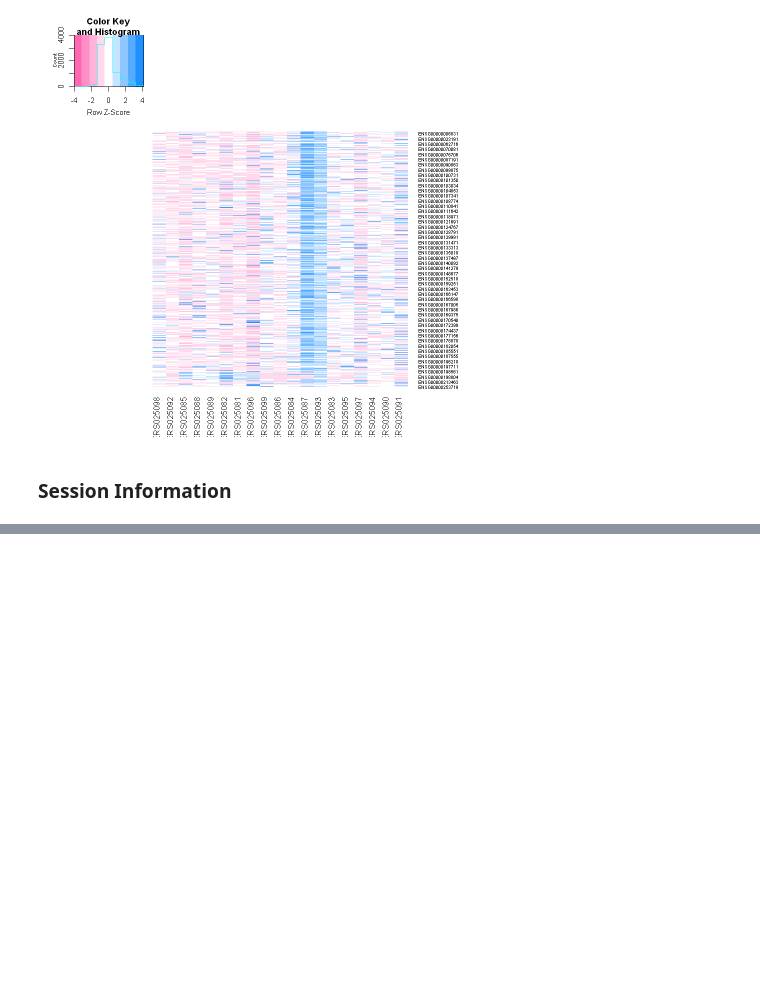
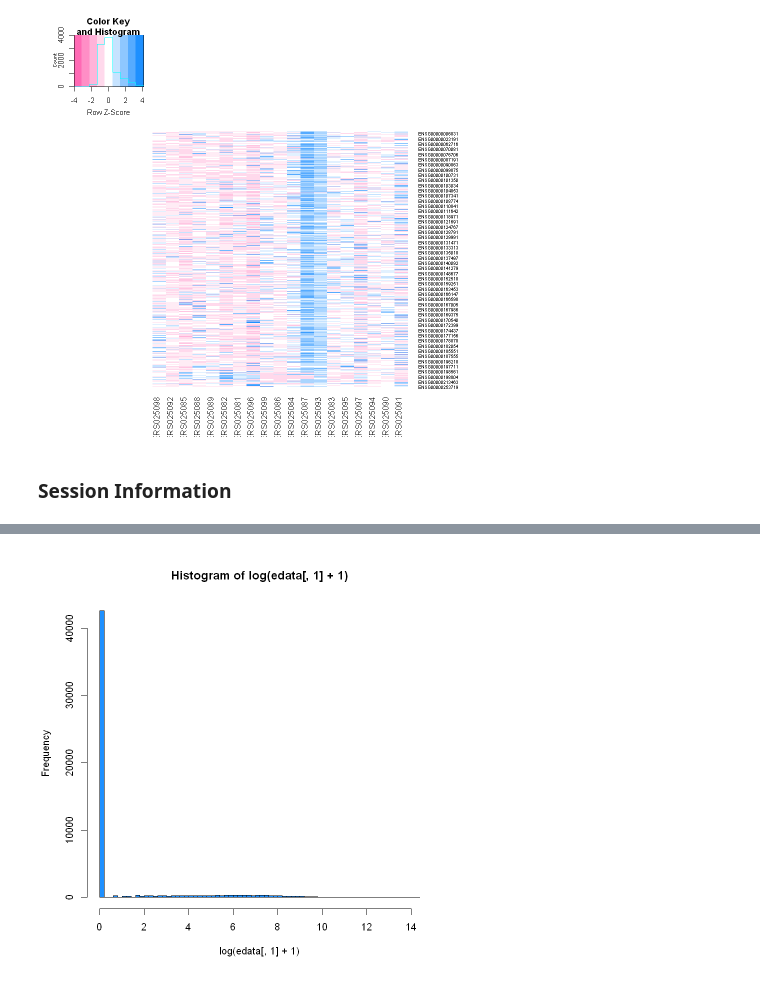
Before and after one commit to recervictory/Genomic-Data-Science-Specialization, a Jupyter notebook: C06 - Statistics for Genomic Data Science/Week 01.ipynb, the cells around one changed output, grey strips where cells are left out. Saved outputs shown, nothing was run; the diff lists cells and outputs as text; code cells hidden in the pictures; blank space fills up the shorter version.

```diff
--- a/C06 - Statistics for Genomic Data Science/Week 01.ipynb
+++ b/C06 - Statistics for Genomic Data Science/Week 01.ipynb
@@ -534,0 +592,4 @@ A packages_info: 75 × 11
+# %%
+hist(log(edata[,1] + 1),breaks=100,col=2)
+# %% [output]
+[figure, added]
```
Also changed, not shown: parts of 44 cells of this notebook.
